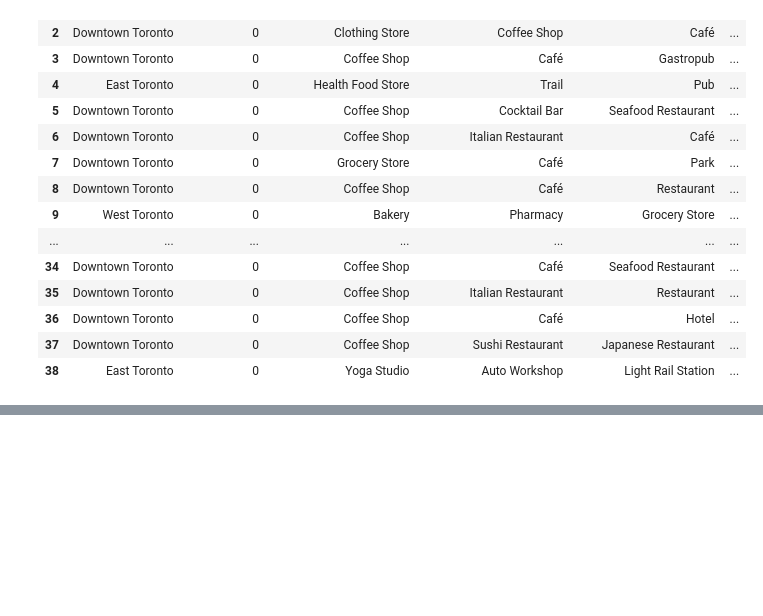
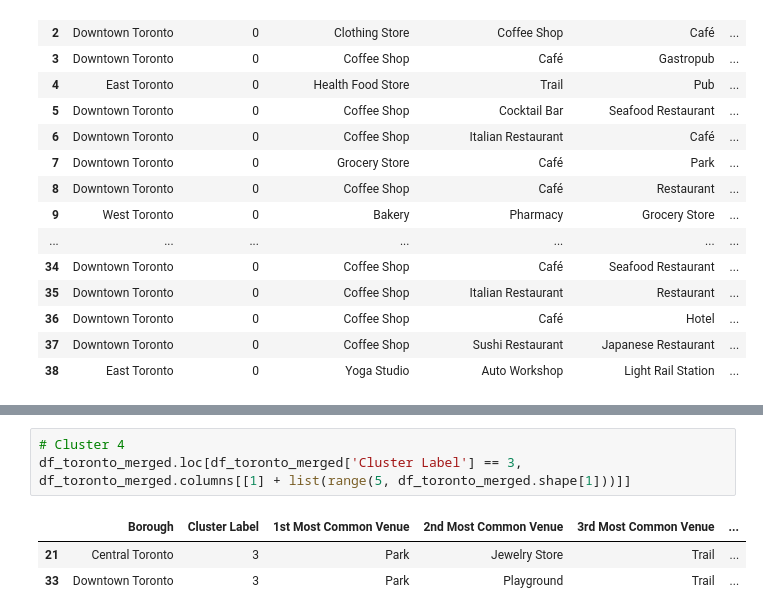
Before and after one commit to EllaQW/Coursera_Capstone, a Jupyter notebook: Capstone Project Notebook copy 2.ipynb, the cells around one changed output, grey strips where cells are left out. Cells and saved outputs as stored; diff of their text form; blank space fills up the shorter version.

```diff
--- a/Capstone Project Notebook copy 2.ipynb
+++ b/Capstone Project Notebook copy 2.ipynb
@@ -456,0 +469,7 @@ df_toronto_merged.loc[df_toronto_merged['Cluster Label'] == 0, df_toronto_merged
+# %%
+# Cluster 4
+df_toronto_merged.loc[df_toronto_merged['Cluster Label'] == 3, df_toronto_merged.columns[[1] + list(range(5, df_toronto_merged.shape[1]))]]
+# %% [output]
+|  | Borough | Cluster Label | 1st Most Common Venue | 2nd Most Common Venue | 3rd Most Common Venue | ... |
+| 21 | Central Toronto | 3 | Park | Jewelry Store | Trail | ... |
+| 33 | Downtown Toronto | 3 | Park | Playground | Trail | ... |
```
Also changed, not shown: parts of 3 cells of this notebook.
